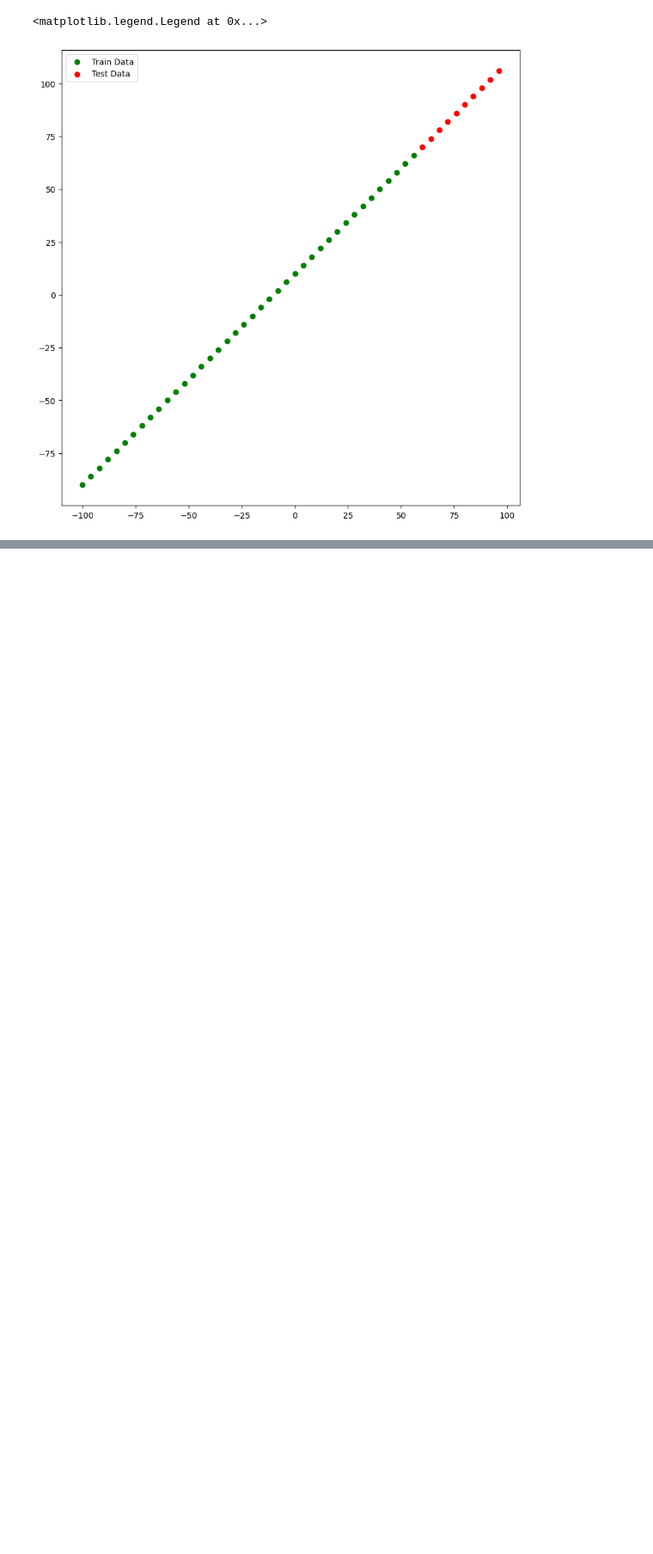
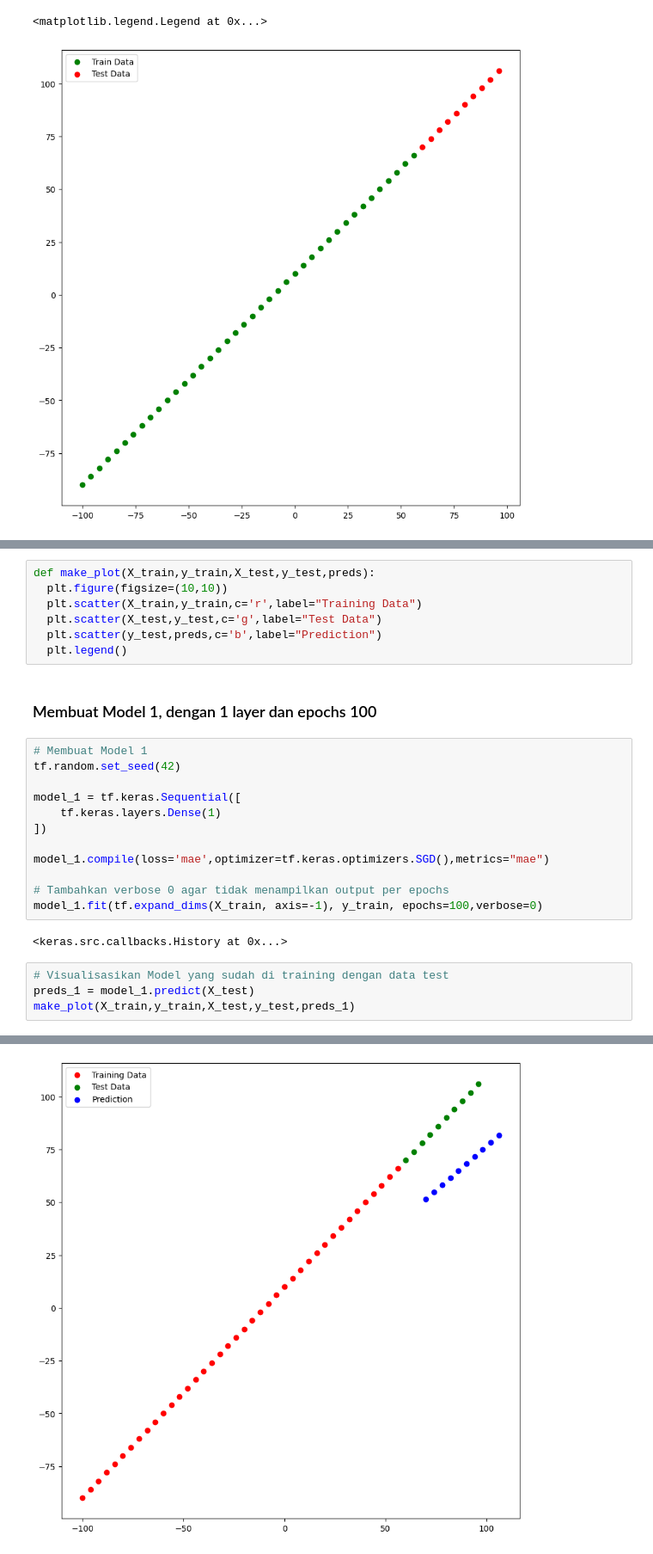
Before and after one commit to naufalahnaf17/tensorflow-learning, a Jupyter notebook: 00_tensorflow_regression_model.ipynb, the cells around one changed output, grey strips where cells are left out. Shown: that part at 86% size. Drawn from its saved outputs; the diff is of its cells as text; blank space fills up the shorter version.

Commit message:
Update Visualization

```diff
--- a/00_tensorflow_regression_model.ipynb
+++ b/00_tensorflow_regression_model.ipynb
@@ -472,0 +495,28 @@ plt.legend()
+# %%
+def make_plot(X_train,y_train,X_test,y_test,preds):
+  plt.figure(figsize=(10,10))
+  plt.scatter(X_train,y_train,c='r',label="Training Data")
+  plt.scatter(X_test,y_test,c='g',label="Test Data")
+  plt.scatter(y_test,preds,c='b',label="Prediction")
+  plt.legend()
+# %% [markdown]
+### Membuat Model 1, dengan 1 layer dan epochs 100
+# %%
+# Membuat Model 1
+tf.random.set_seed(42)
+
+model_1 = tf.keras.Sequential([
+    tf.keras.layers.Dense(1)
+])
+
+model_1.compile(loss='mae',optimizer=tf.keras.optimizers.SGD(),metrics="mae")
+
+# Tambahkan verbose 0 agar tidak menampilkan output per epochs
+model_1.fit(tf.expand_dims(X_train, axis=-1), y_train, epochs=100,verbose=0)
+# %% [output]
+<keras.src.callbacks.History at 0x...>
+# %%
+# Visualisasikan Model yang sudah di training dengan data test
+preds_1 = model_1.predict(X_test)
+make_plot(X_train,y_train,X_test,y_test,preds_1)
+# %% [output]
@@ -472,0 +524 @@ plt.legend()
+[figure, added]
```
Also changed, not shown: parts of 29 cells of this notebook.
